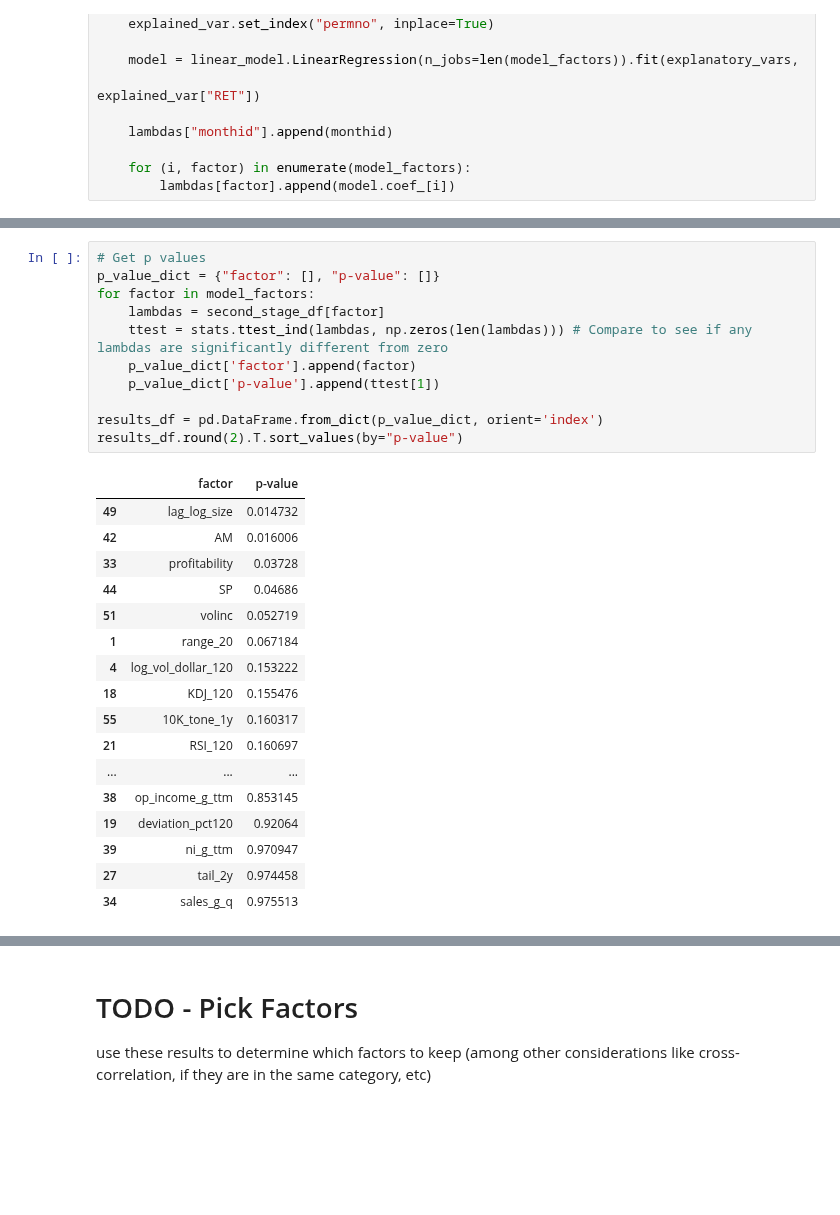
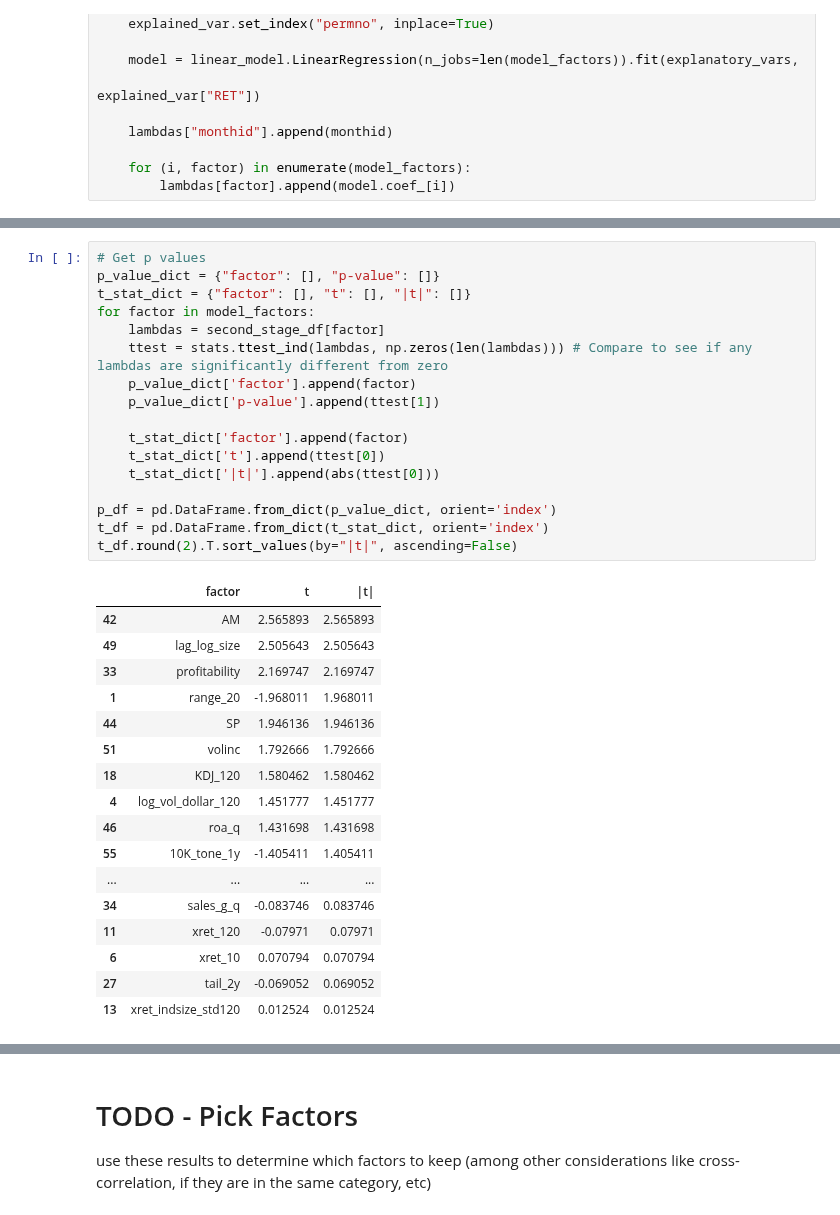
Before and after one commit to CFM-301-W23-G4/Final-Project, a Jupyter notebook: Final Project.ipynb, the cells around one changed output, grey strips where cells are left out. Saved outputs shown, nothing was run; the diff lists cells and outputs as text; blank space fills up the shorter version.

```diff
--- a/Final Project.ipynb
+++ b/Final Project.ipynb
@@ -580,29 +581,35 @@ second_stage_df
 # %%
 # Get p values
 p_value_dict = {"factor": [], "p-value": []}
+t_stat_dict = {"factor": [], "t": [], "|t|": []}
 for factor in model_factors:
     lambdas = second_stage_df[factor]
     ttest = stats.ttest_ind(lambdas, np.zeros(len(lambdas))) # Compare to see if any lambdas are significantly different from zero
     p_value_dict['factor'].append(factor)
     p_value_dict['p-value'].append(ttest[1])
 
-results_df = pd.DataFrame.from_dict(p_value_dict, orient='index')
-results_df.round(2).T.sort_values(by="p-value")
+    t_stat_dict['factor'].append(factor)
+    t_stat_dict['t'].append(ttest[0])
+    t_stat_dict['|t|'].append(abs(ttest[0]))
+
+p_df = pd.DataFrame.from_dict(p_value_dict, orient='index')
+t_df = pd.DataFrame.from_dict(t_stat_dict, orient='index')
+t_df.round(2).T.sort_values(by="|t|", ascending=False)
 # %% [output]
-|  | factor | p-value |
-| 49 | lag_log_size | 0.014732 |
-| 42 | AM | 0.016006 |
-| 33 | profitability | 0.03728 |
-| 44 | SP | 0.04686 |
-| 51 | volinc | 0.052719 |
-| 1 | range_20 | 0.067184 |
-| 4 | log_vol_dollar_120 | 0.153222 |
-| 18 | KDJ_120 | 0.155476 |
-| 55 | 10K_tone_1y | 0.160317 |
-| 21 | RSI_120 | 0.160697 |
-| ... | ... | ... |
-| 38 | op_income_g_ttm | 0.853145 |
-| 19 | deviation_pct120 | 0.92064 |
-| 39 | ni_g_ttm | 0.970947 |
-| 27 | tail_2y | 0.974458 |
-| 34 | sales_g_q | 0.975513 |
+|  | factor | t | |t| |
+| 42 | AM | 2.565893 | 2.565893 |
+| 49 | lag_log_size | 2.505643 | 2.505643 |
+| 33 | profitability | 2.169747 | 2.169747 |
+| 1 | range_20 | -1.968011 | 1.968011 |
+| 44 | SP | 1.946136 | 1.946136 |
+| 51 | volinc | 1.792666 | 1.792666 |
+| 18 | KDJ_120 | 1.580462 | 1.580462 |
+| 4 | log_vol_dollar_120 | 1.451777 | 1.451777 |
+| 46 | roa_q | 1.431698 | 1.431698 |
+| 55 | 10K_tone_1y | -1.405411 | 1.405411 |
+| ... | ... | ... | ... |
+| 34 | sales_g_q | -0.083746 | 0.083746 |
+| 11 | xret_120 | -0.07971 | 0.07971 |
+| 6 | xret_10 | 0.070794 | 0.070794 |
+| 27 | tail_2y | -0.069052 | 0.069052 |
+| 13 | xret_indsize_std120 | 0.012524 | 0.012524 |
```
Also changed, not shown: parts of 16 cells of this notebook.
